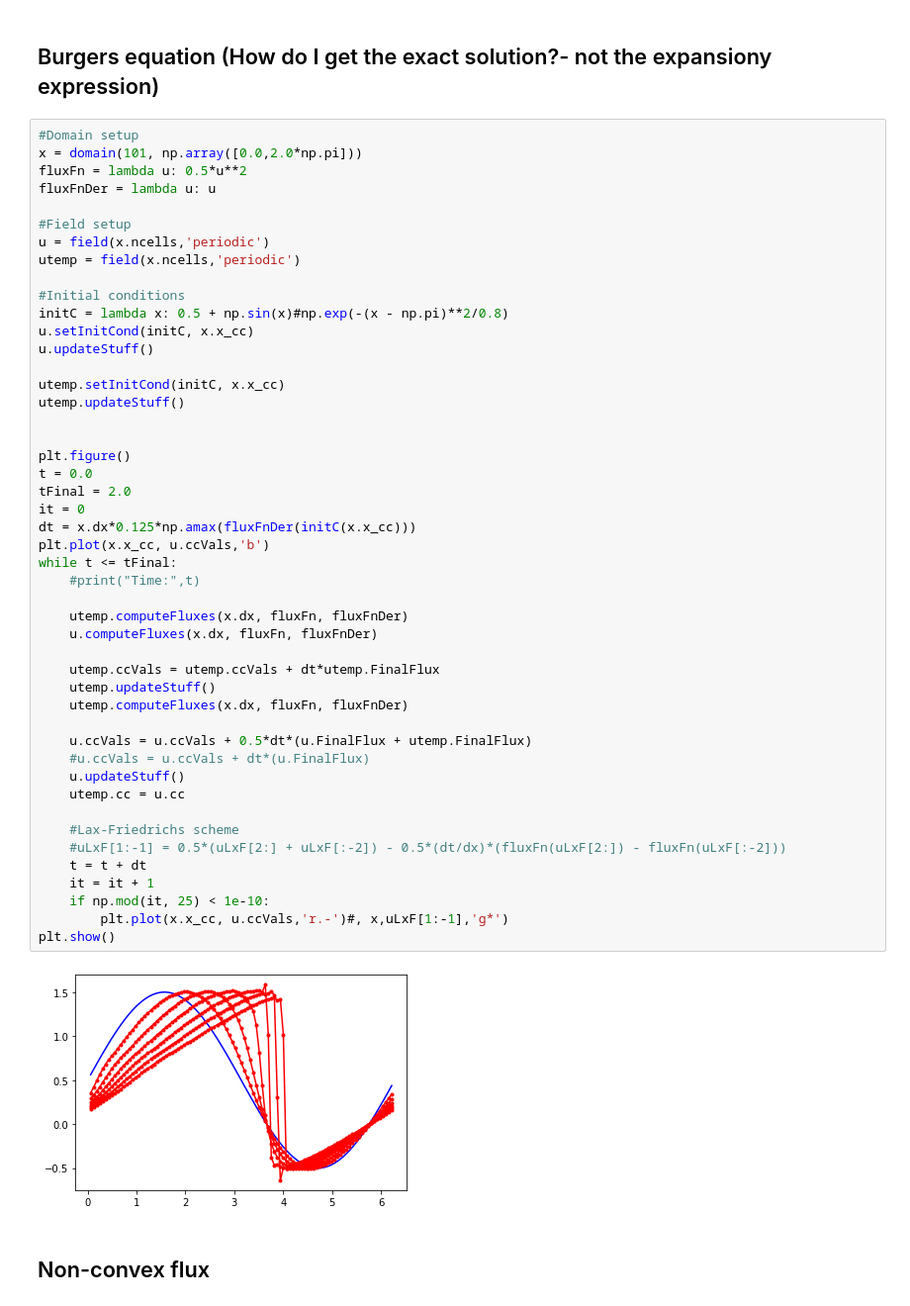
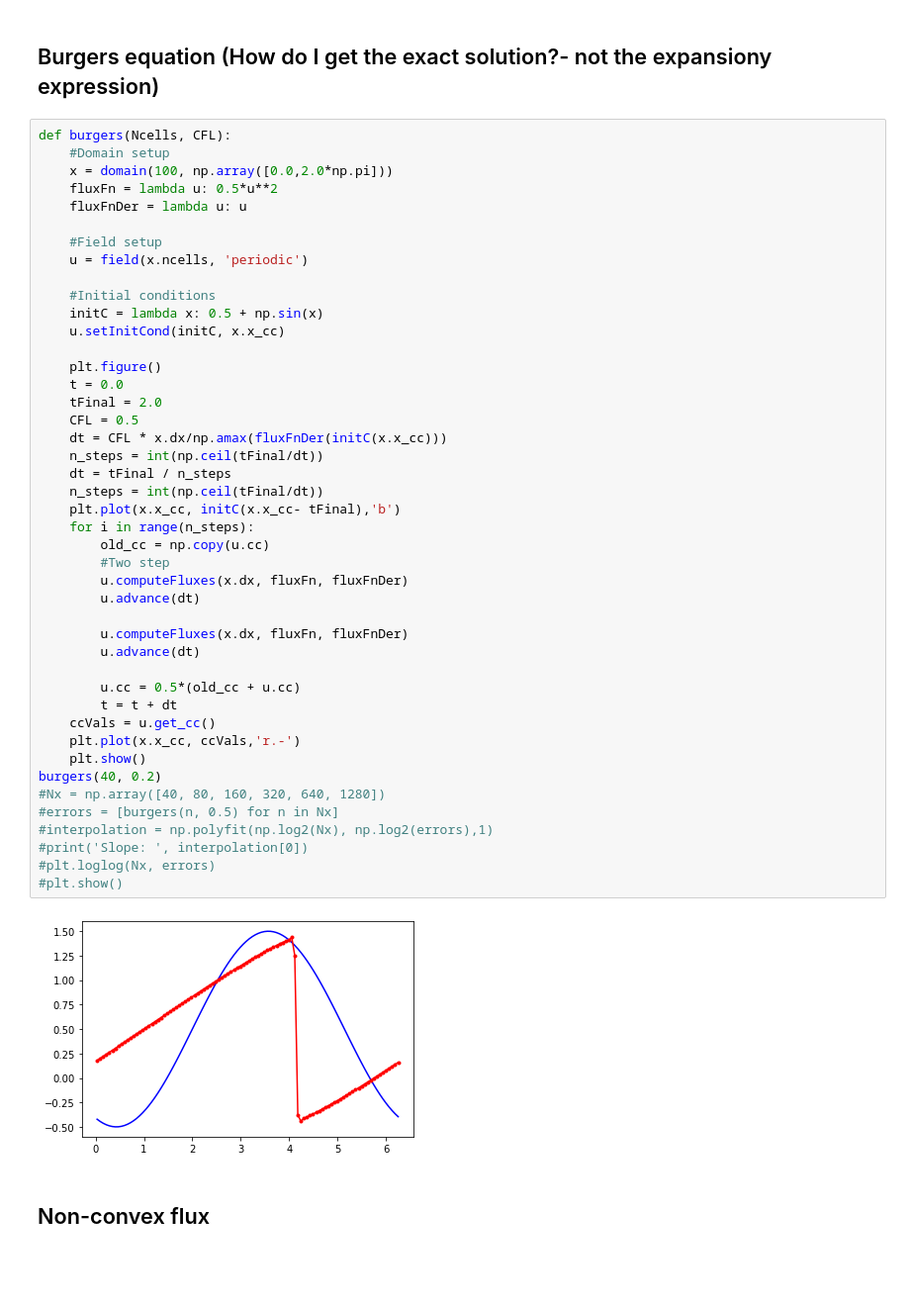
Before and after one commit to Hemadityamalla/gasD, a Jupyter notebook: New high-resolution central schemes for nonlinear conservation laws and convection–diffusion equations.ipynb, the cells around one changed output. Shown at 99% size. Saved outputs shown, nothing was run; the diff lists cells and outputs as text; blank space fills up the shorter version.

```diff
--- a/New high-resolution central schemes for nonlinear conservation laws and convection–diffusion equations.ipynb
+++ b/New high-resolution central schemes for nonlinear conservation laws and convection–diffusion equations.ipynb
@@ -209,54 +200,51 @@ array([0.99433509, 0.98924359, 0.98639313, 0.98466556, 0.96746462])
 # %% [markdown]
 ## Burgers equation (How do I get the exact solution?- not the expansiony expression)
 # %%
-#Domain setup
-x = domain(101, np.array([0.0,2.0*np.pi]))
-fluxFn = lambda u: 0.5*u**2
-fluxFnDer = lambda u: u
+def burgers(Ncells, CFL):
+    #Domain setup
+    x = domain(100, np.array([0.0,2.0*np.pi]))
+    fluxFn = lambda u: 0.5*u**2
+    fluxFnDer = lambda u: u
 
-#Field setup
-u = field(x.ncells,'periodic')
-utemp = field(x.ncells,'periodic')
+    #Field setup
+    u = field(x.ncells, 'periodic')
 
-#Initial conditions
-initC = lambda x: 0.5 + np.sin(x)#np.exp(-(x - np.pi)**2/0.8)
-u.setInitCond(initC, x.x_cc)
-u.updateStuff()
+    #Initial conditions
+    initC = lambda x: 0.5 + np.sin(x)
+    u.setInitCond(initC, x.x_cc)
 
-utemp.setInitCond(initC, x.x_cc)
-utemp.updateStuff()
+    plt.figure()
+    t = 0.0
+    tFinal = 2.0
+    CFL = 0.5
+    dt = CFL * x.dx/np.amax(fluxFnDer(initC(x.x_cc)))
+    n_steps = int(np.ceil(tFinal/dt))
+    dt = tFinal / n_steps
+    n_steps = int(np.ceil(tFinal/dt))
+    plt.plot(x.x_cc, initC(x.x_cc- tFinal),'b')
+    for i in range(n_steps):
+        old_cc = np.copy(u.cc)
+        #Two step
+        u.computeFluxes(x.dx, fluxFn, fluxFnDer)
+        u.advance(dt)
 
+        u.computeFluxes(x.dx, fluxFn, fluxFnDer)
+        u.advance(dt)
 
-plt.figure()
-t = 0.0
-tFinal = 2.0
-it = 0
-dt = x.dx*0.125*np.amax(fluxFnDer(initC(x.x_cc)))
-plt.plot(x.x_cc, u.ccVals,'b')
-while t <= tFinal:
-    #print("Time:",t)
-
-    utemp.computeFluxes(x.dx, fluxFn, fluxFnDer)
-    u.computeFluxes(x.dx, fluxFn, fluxFnDer)
-
-    utemp.ccVals = utemp.ccVals + dt*utemp.FinalFlux
-    utemp.updateStuff()
-    utemp.computeFluxes(x.dx, fluxFn, fluxFnDer)
-
-    u.ccVals = u.ccVals + 0.5*dt*(u.FinalFlux + utemp.FinalFlux)
-    #u.ccVals = u.ccVals + dt*(u.FinalFlux)
-    u.updateStuff()
-    utemp.cc = u.cc
-
-    #Lax-Friedrichs scheme
-    #uLxF[1:-1] = 0.5*(uLxF[2:] + uLxF[:-2]) - 0.5*(dt/dx)*(fluxFn(uLxF[2:]) - fluxFn(uLxF[:-2]))
-    t = t + dt
-    it = it + 1
-    if np.mod(it, 25) < 1e-10:
-        plt.plot(x.x_cc, u.ccVals,'r.-')#, x,uLxF[1:-1],'g*')
-plt.show()
+        u.cc = 0.5*(old_cc + u.cc)
+        t = t + dt
+    ccVals = u.get_cc()
+    plt.plot(x.x_cc, ccVals,'r.-')
+    plt.show()
+burgers(40, 0.2)
+#Nx = np.array([40, 80, 160, 320, 640, 1280])
+#errors = [burgers(n, 0.5) for n in Nx]
+#interpolation = np.polyfit(np.log2(Nx), np.log2(errors),1)
+#print('Slope: ', interpolation[0])
+#plt.loglog(Nx, errors)
+#plt.show()
 # %% [output]
-[figure, old version]
+[figure, new version]
 # %% [markdown]
 ## Non-convex flux
 # %%
```
Also changed, not shown: parts of 10 cells of this notebook.
